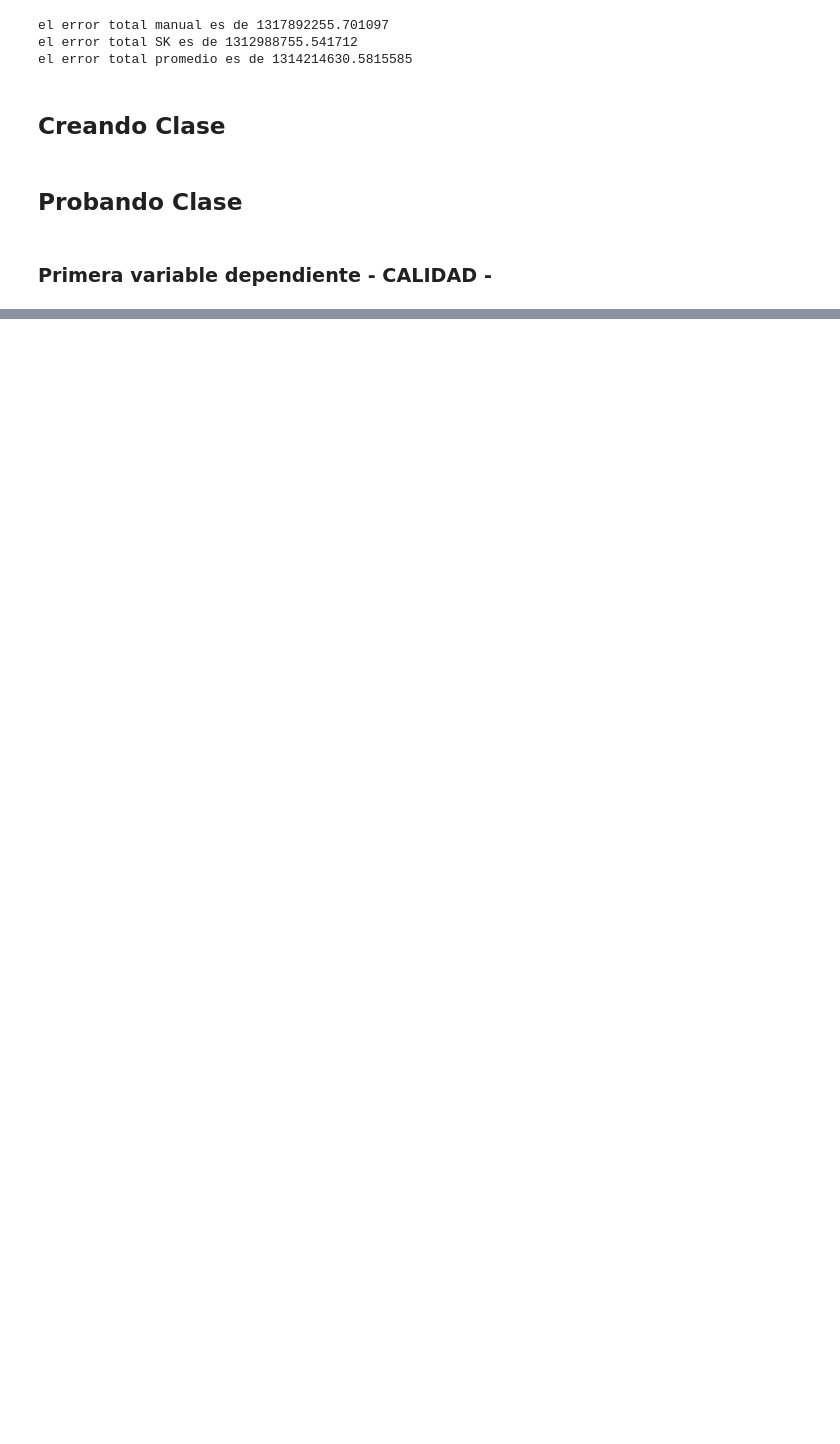
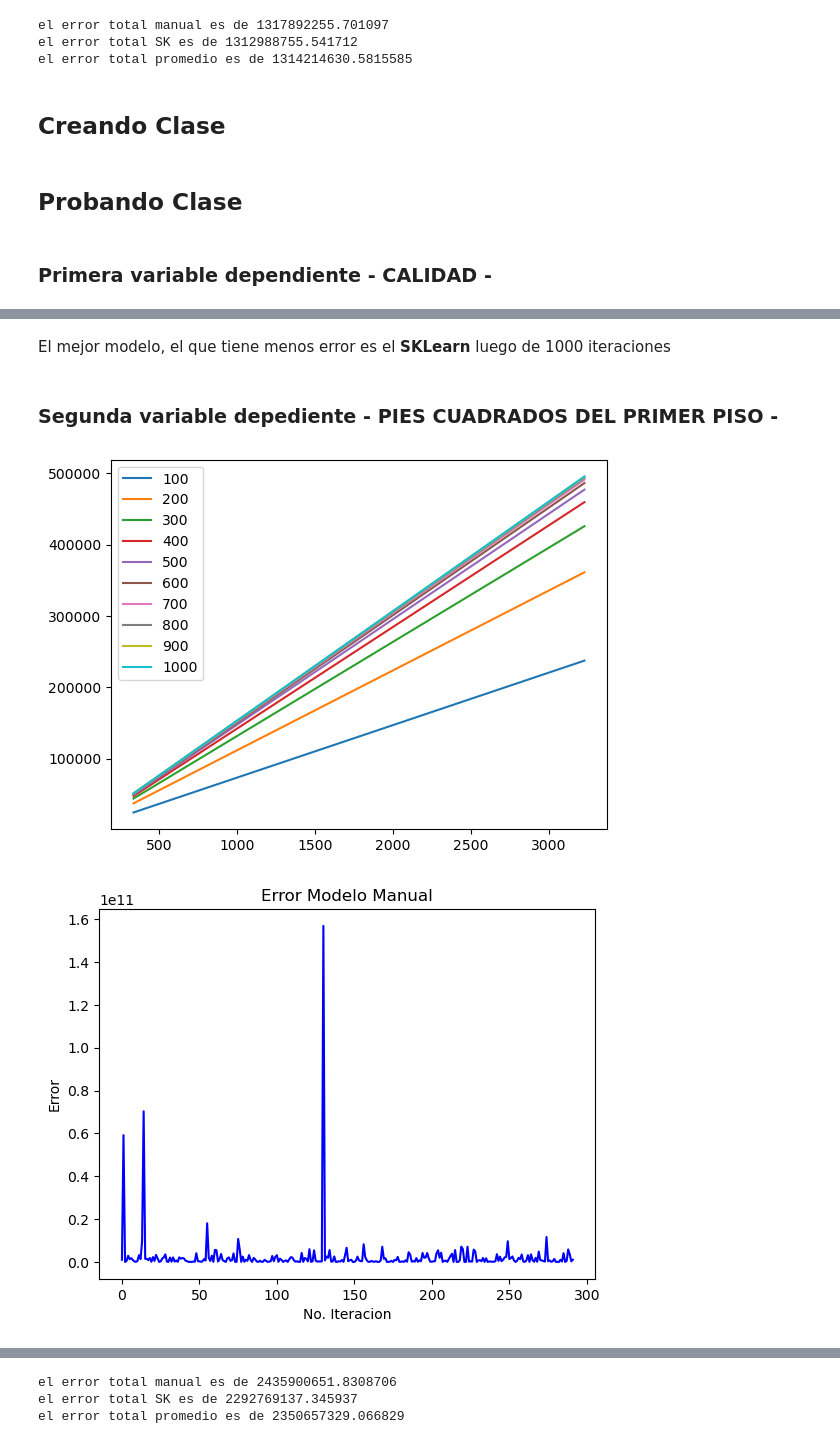
Before and after one commit to JPRodasM/Proyecto_1_CDP_23007125, a Jupyter notebook: Proyecto1.ipynb, the cells around one changed output, grey strips where cells are left out. Drawn from its saved outputs; the diff is of its cells as text; code cells hidden in the pictures; blank space fills up the shorter version.

```diff
--- a/Proyecto1.ipynb
+++ b/Proyecto1.ipynb
@@ -648,0 +690,20 @@ class RegresionLineal():
+# %% [markdown]
+El mejor modelo, el que tiene menos error es el **SKLearn** luego de 1000 iteraciones
+# %% [markdown]
+### Segunda variable depediente - PIES CUADRADOS DEL PRIMER PISO -
+# %%
+data_x=Training_data[:,2]
+data_y=Training_data[:,0]
+pred_x=Test_data[:,2]
+pred_y=Test_data[:,0]
+alpha = 0.00000135
+epoch = 1000
+
+RegresionFt2 = RegresionLineal(data_x,data_y,alpha,epoch)
+
+error, betas = RegresionFt2.training_LM(0)
+RegresionFt2.ModeloPlot(100)
+RegresionFt2.ErrorModelos(pred_x,pred_y)
+# %% [output]
+[figure, added]
+[figure, added]
@@ -648,0 +712,3 @@ class RegresionLineal():
+el error total manual es de 2435900651.8308706
+el error total SK es de 2292769137.345937
+el error total promedio es de 2350657329.066829
```
Also changed, not shown: parts of 13 cells of this notebook.
